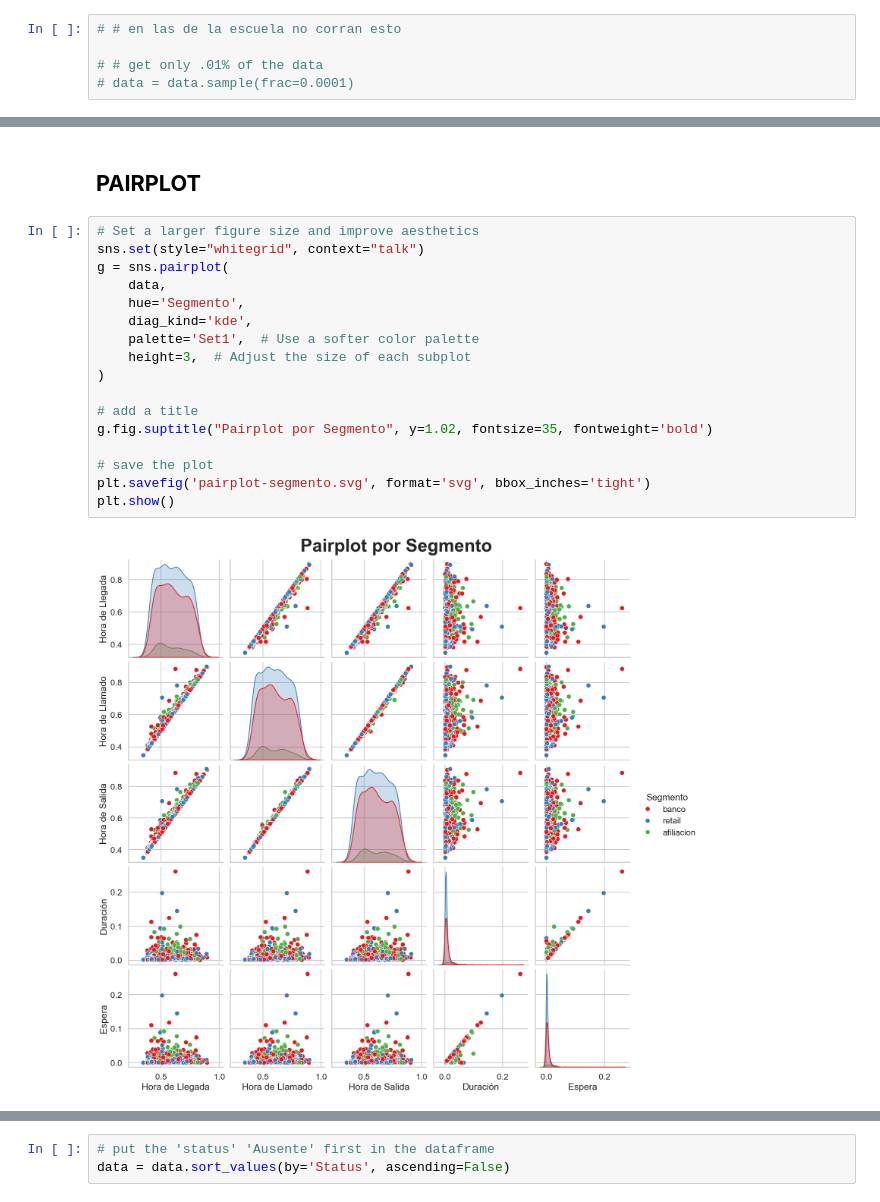
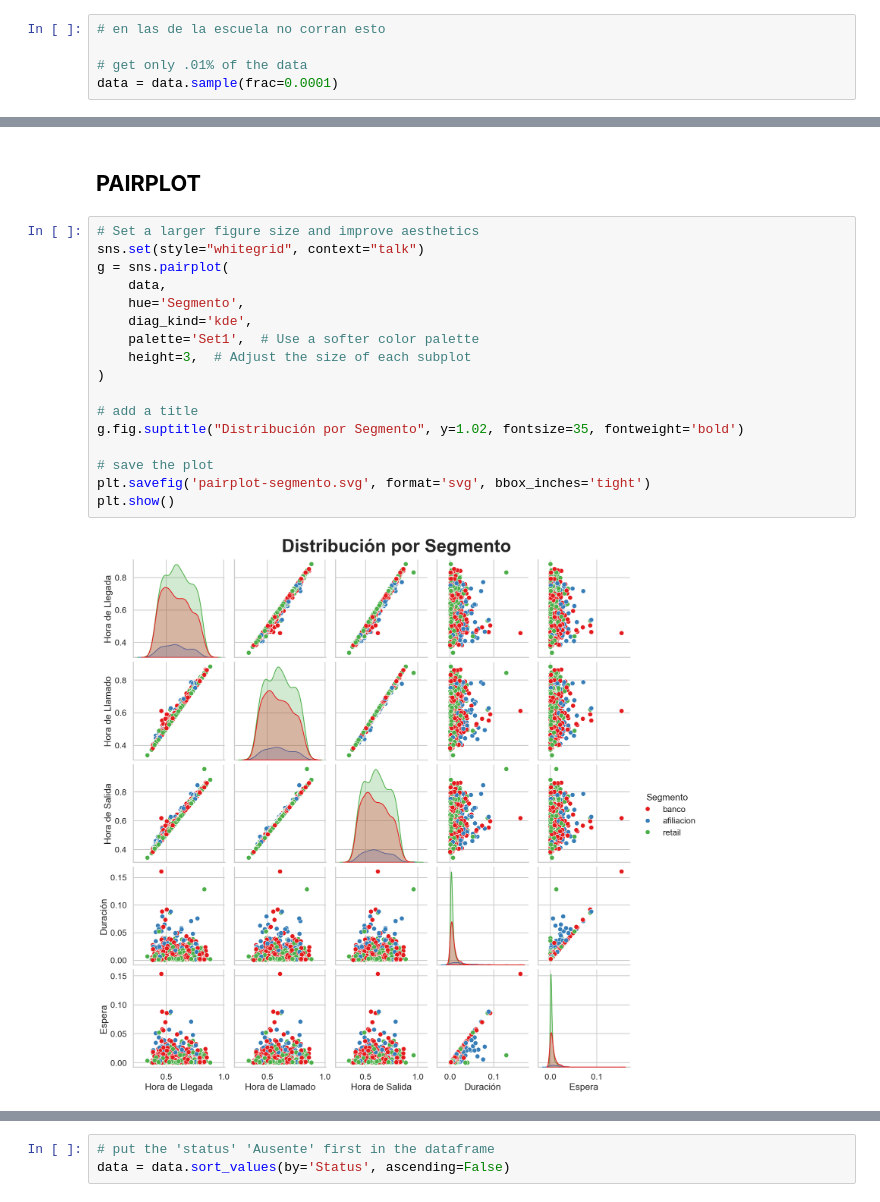
Before and after one commit to heritaco/Discipulos-del-Caracol, a Jupyter notebook: 00-eda.ipynb, the cells around one changed output, grey strips where cells are left out. Drawn from its saved outputs; the diff is of its cells as text.

```diff
--- a/00-eda.ipynb
+++ b/00-eda.ipynb
@@ -126,10 +126,10 @@ data = data.drop(data[data['espera'] <= 0].index)
 import seaborn as sns
 import matplotlib.pyplot as plt
 # %%
-# # en las de la escuela no corran esto
+# en las de la escuela no corran esto
 
-# # get only .01% of the data
-# data = data.sample(frac=0.0001)
+# get only .01% of the data
+data = data.sample(frac=0.0001)
 # %%
 # change the column names
 data.columns = ['Fecha', 'Segmento', 'Hora de Llegada', 'Hora de Llamado', 'Hora de Salida',
@@ -152,22 +152,22 @@ sns.color_palette('Set1')
 # %%
 # Set a larger figure size and improve aesthetics
 sns.set(style="whitegrid", context="talk")
 g = sns.pairplot(
     data,
     hue='Segmento',
     diag_kind='kde',
     palette='Set1',  # Use a softer color palette
     height=3,  # Adjust the size of each subplot
 )
 
 # add a title
-g.fig.suptitle("Pairplot por Segmento", y=1.02, fontsize=35, fontweight='bold')
+g.fig.suptitle("Distribución por Segmento", y=1.02, fontsize=35, fontweight='bold')
 
 # save the plot
 plt.savefig('pairplot-segmento.svg', format='svg', bbox_inches='tight')
 plt.show()
 # %% [output]
-[figure, old version]
+[figure, new version]
 # %%
 # Set a larger figure size and improve aesthetics
 sns.set(style="whitegrid", context="talk")
```
Also changed, not shown: parts of 7 cells of this notebook, 22 other files.
